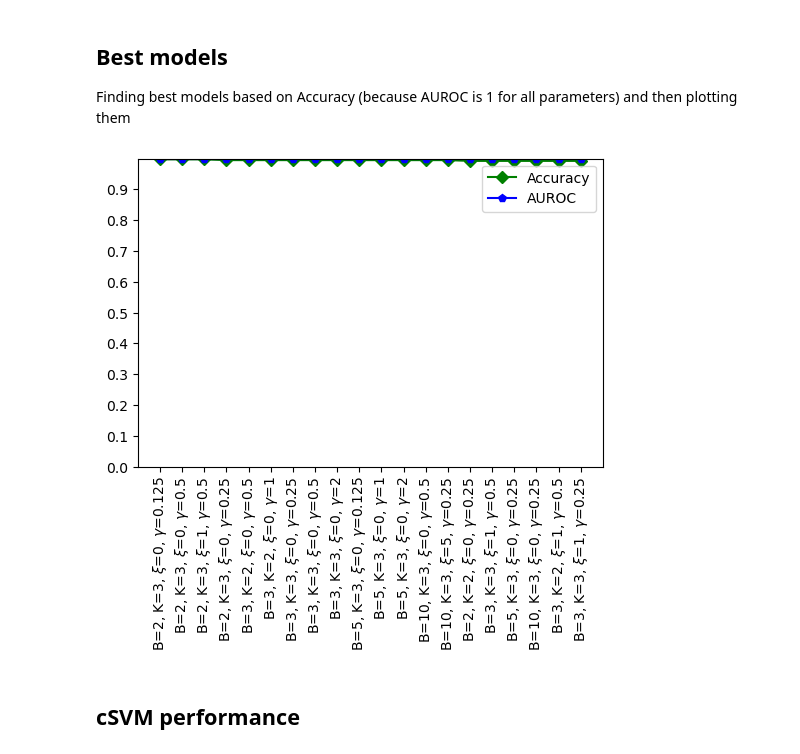
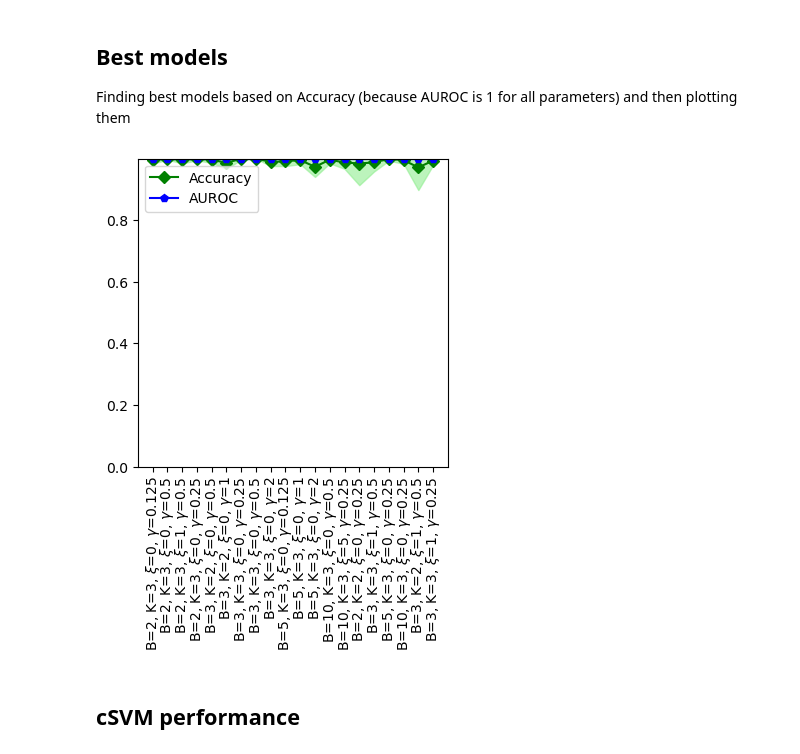
Before and after one commit to Freddo242/ResearchProjectRepo, a Jupyter notebook: Main/setosa-versicolor_analysis.ipynb, the cells around one changed output. Drawn from its saved outputs; the diff is of its cells as text; code cells hidden in the pictures.

```diff
--- a/Main/setosa-versicolor_analysis.ipynb
+++ b/Main/setosa-versicolor_analysis.ipynb
@@ -87,7 +89,41 @@ top_model_auc = [qSVM_auroc[index] for index in model_indices]
-# %%
-af.plot_top_models(top_models, top_model_acc, top_model_auc)
-# %% [output]
-[figure, removed]
+# %%
+tp_acc_mean = []
+tp_acc_std = []
+
+tp_auc_mean = []
+tp_auc_std = []
+
+kernel_func = rbf_kernel
+n = 50
+
+#Averaging the accuracy and auc for each parameter set over 50 models
+for i, model_parameters in enumerate(top_models):
+
+    accuracy = []
+    auroc = []
+
+    for j in range(n):
+
+        qsmc = QUBOSoftMarginClassifier(model_parameters[0], model_parameters[1], model_parameters[2], kernel_func, model_parameters[3])
+        qsmc = qsmc.make_QUBO_problem(X_train, t_train).fit(X_train, t_train)
+        scores = qsmc.decision_function(X_test)
+        preds = qsmc.predict(X_test)
+
+        accuracy.append(compute_accuracy(preds, t_test))
+        auroc.append(compute_auc_from_scores(scores, t_test))
+
+    tp_acc_mean.append(np.mean(accuracy))
+    tp_acc_std.append(np.std(accuracy))
+
+    tp_auc_mean.append(np.mean(auroc))
+    tp_auc_std.append(np.std(auroc))
+# %%
+fig, ax = plt.subplots(figsize = (4, 4))
+
+af.plot_top_models(top_models, np.array([tp_acc_mean, tp_acc_std]), np.array([tp_auc_mean, tp_auc_std]), fig = fig, ax = ax)
+plt.show()
+# %% [output]
+[figure, added]
 # %% [markdown]
 ## cSVM performance
 # %%
```
Also changed, not shown: parts of 4 cells of this notebook, 2 other files.
